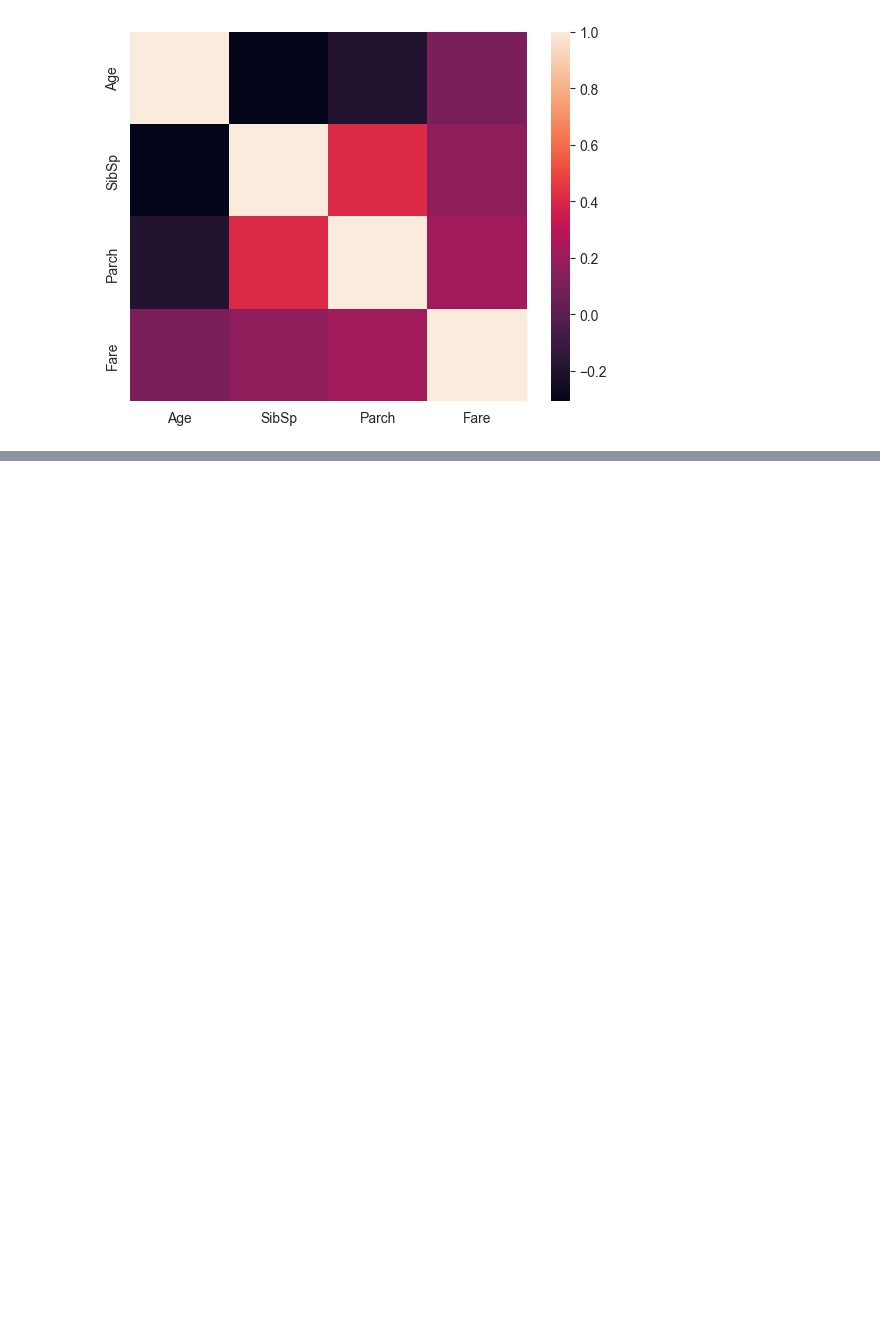
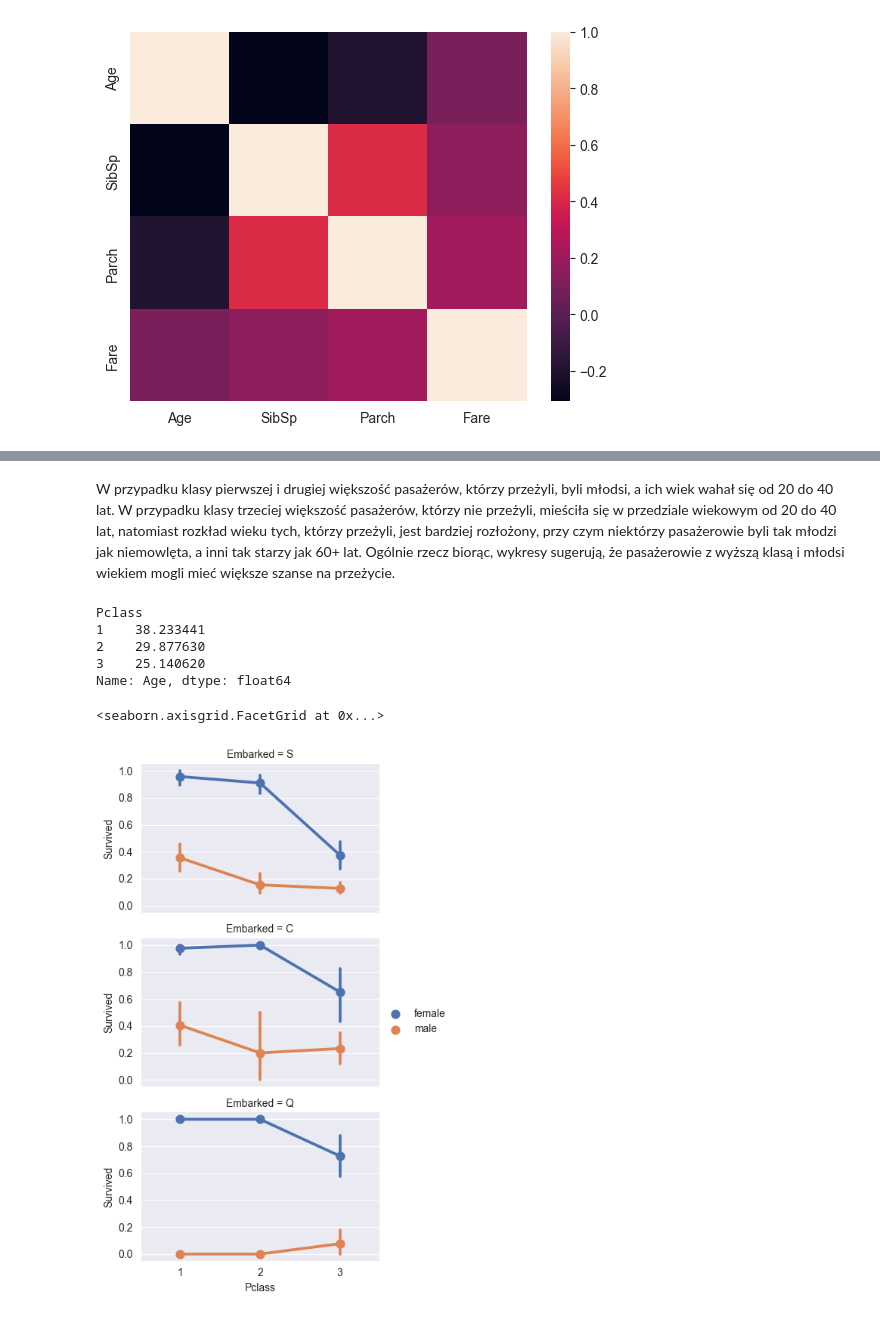
Before and after one commit to mszak10/titanic, a Jupyter notebook: Analiza danych.ipynb, the cells around one changed output, grey strips where cells are left out. Drawn from its saved outputs; the diff is of its cells as text; code cells hidden in the pictures; blank space fills up the shorter version.

```diff
--- a/Analiza danych.ipynb
+++ b/Analiza danych.ipynb
@@ -168,0 +262,20 @@ Index(['Survived', 'Pclass', 'Name', 'Sex', 'Age', 'SibSp', 'Parch', 'Ticket',
+# %% [markdown]
+W przypadku klasy pierwszej i drugiej większość pasażerów, którzy przeżyli, byli młodsi, a ich wiek wahał się od 20 do 40 lat.
+W przypadku klasy trzeciej większość pasażerów, którzy nie przeżyli, mieściła się w przedziale wiekowym od 20 do 40 lat, natomiast rozkład wieku tych, którzy przeżyli, jest bardziej rozłożony, przy czym niektórzy pasażerowie byli tak młodzi jak niemowlęta, a inni tak starzy jak 60+ lat.
+Ogólnie rzecz biorąc, wykresy sugerują, że pasażerowie z wyższą klasą i młodsi wiekiem mogli mieć większe szanse na przeżycie.
+# %%
+train_df.groupby(['Pclass']).mean(numeric_only=True)['Age']
+# Im niższa klasa tym młodsi pasażerowie
+# %% [output]
+Pclass
+1    38.233441
+2    29.877630
+3    25.140620
+Name: Age, dtype: float64
+# %%
+grid = sns.FacetGrid(train_df, row='Embarked', height=2.5, aspect=1.6)
+grid.map(sns.pointplot, 'Pclass', 'Survived', 'Sex', palette='deep', order=[1, 2, 3], hue_order=['female', 'male'])
+grid.add_legend()
+# %% [output]
+<seaborn.axisgrid.FacetGrid at 0x...>
+[figure, added]
```
Also changed, not shown: parts of 103 cells of this notebook, 1 other file.
